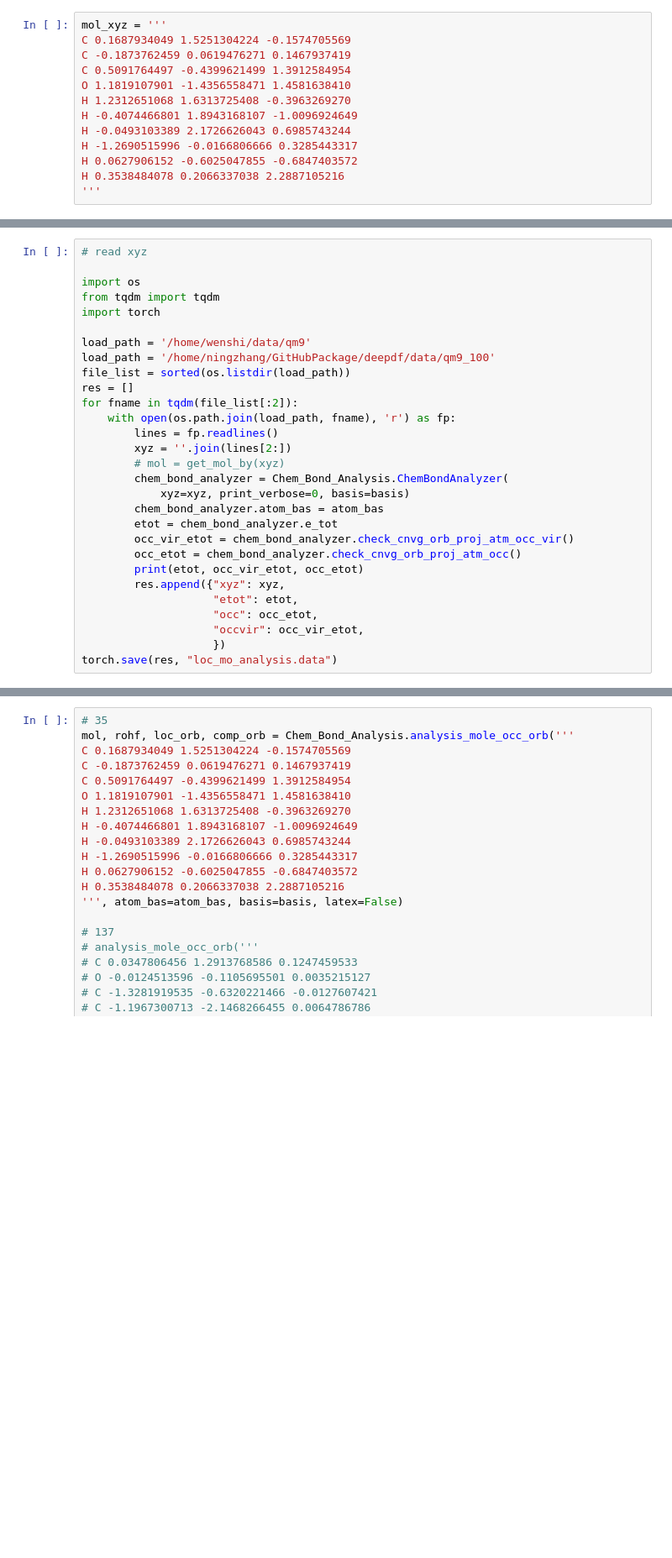
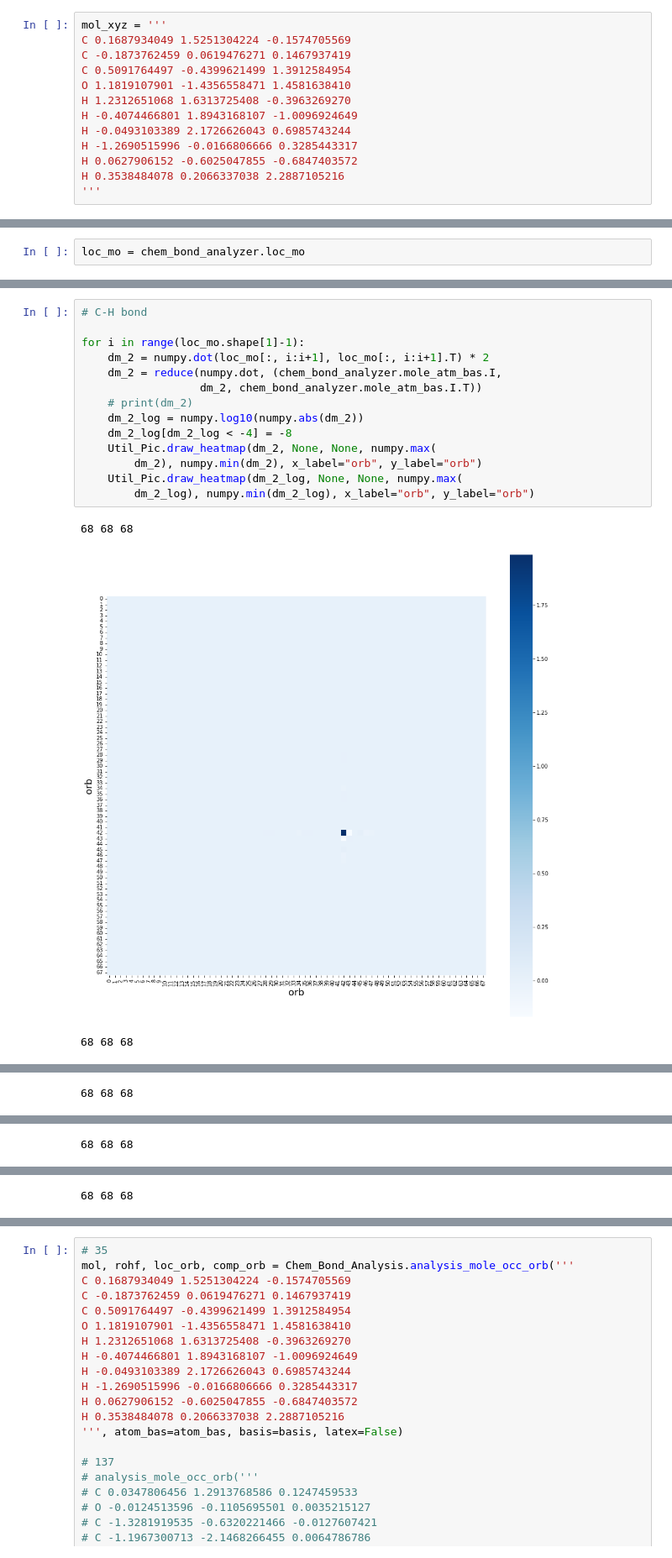
Before and after one commit to NingZhang1/pyscf_util, a Jupyter notebook: develop_pyscf.ipynb, the cells around one changed output, grey strips where cells are left out. Shown at 84% size. Cells and saved outputs as stored; diff of their text form; blank space fills up the shorter version.

```diff
--- a/develop_pyscf.ipynb
+++ b/develop_pyscf.ipynb
@@ -45,29 +132,0 @@ chem_bond_analyzer.e_tot
-# %%
-# read xyz
-
-import os
-from tqdm import tqdm
-import torch
-
-load_path = '/home/wenshi/data/qm9'
-load_path = '/home/ningzhang/GitHubPackage/deepdf/data/qm9_100'
-file_list = sorted(os.listdir(load_path))
-res = []
-for fname in tqdm(file_list[:2]):
-    with open(os.path.join(load_path, fname), 'r') as fp:
-        lines = fp.readlines()
-        xyz = ''.join(lines[2:])
-        # mol = get_mol_by(xyz)
-        chem_bond_analyzer = Chem_Bond_Analysis.ChemBondAnalyzer(
-            xyz=xyz, print_verbose=0, basis=basis)
-        chem_bond_analyzer.atom_bas = atom_bas
-        etot = chem_bond_analyzer.e_tot
-        occ_vir_etot = chem_bond_analyzer.check_cnvg_orb_proj_atm_occ_vir()
-        occ_etot = chem_bond_analyzer.check_cnvg_orb_proj_atm_occ()
-        print(etot, occ_vir_etot, occ_etot)
-        res.append({"xyz": xyz,
-                    "etot": etot,
-                    "occ": occ_etot,
-                    "occvir": occ_vir_etot,
-                    })
-torch.save(res, "loc_mo_analysis.data")
@@ -76,0 +133,2 @@ print(p)
+# %%
+loc_mo = chem_bond_analyzer.loc_mo
@@ -76,0 +139,18 @@ print(p)
+# %%
+# C-H bond
+
+for i in range(loc_mo.shape[1]-1):
+    dm_2 = numpy.dot(loc_mo[:, i:i+1], loc_mo[:, i:i+1].T) * 2
+    dm_2 = reduce(numpy.dot, (chem_bond_analyzer.mole_atm_bas.I,
+                  dm_2, chem_bond_analyzer.mole_atm_bas.I.T))
+    # print(dm_2)
+    dm_2_log = numpy.log10(numpy.abs(dm_2))
+    dm_2_log[dm_2_log < -4] = -8
+    Util_Pic.draw_heatmap(dm_2, None, None, numpy.max(
+        dm_2), numpy.min(dm_2), x_label="orb", y_label="orb")
+    Util_Pic.draw_heatmap(dm_2_log, None, None, numpy.max(
+        dm_2_log), numpy.min(dm_2_log), x_label="orb", y_label="orb")
+# %% [output]
+68 68 68
+[figure, added]
+68 68 68
@@ -76,0 +158 @@ print(p)
+68 68 68
@@ -76,0 +160 @@ print(p)
+68 68 68
@@ -76,0 +162 @@ print(p)
+68 68 68
```
Also changed, not shown: parts of 18 cells of this notebook, 3 other files.
